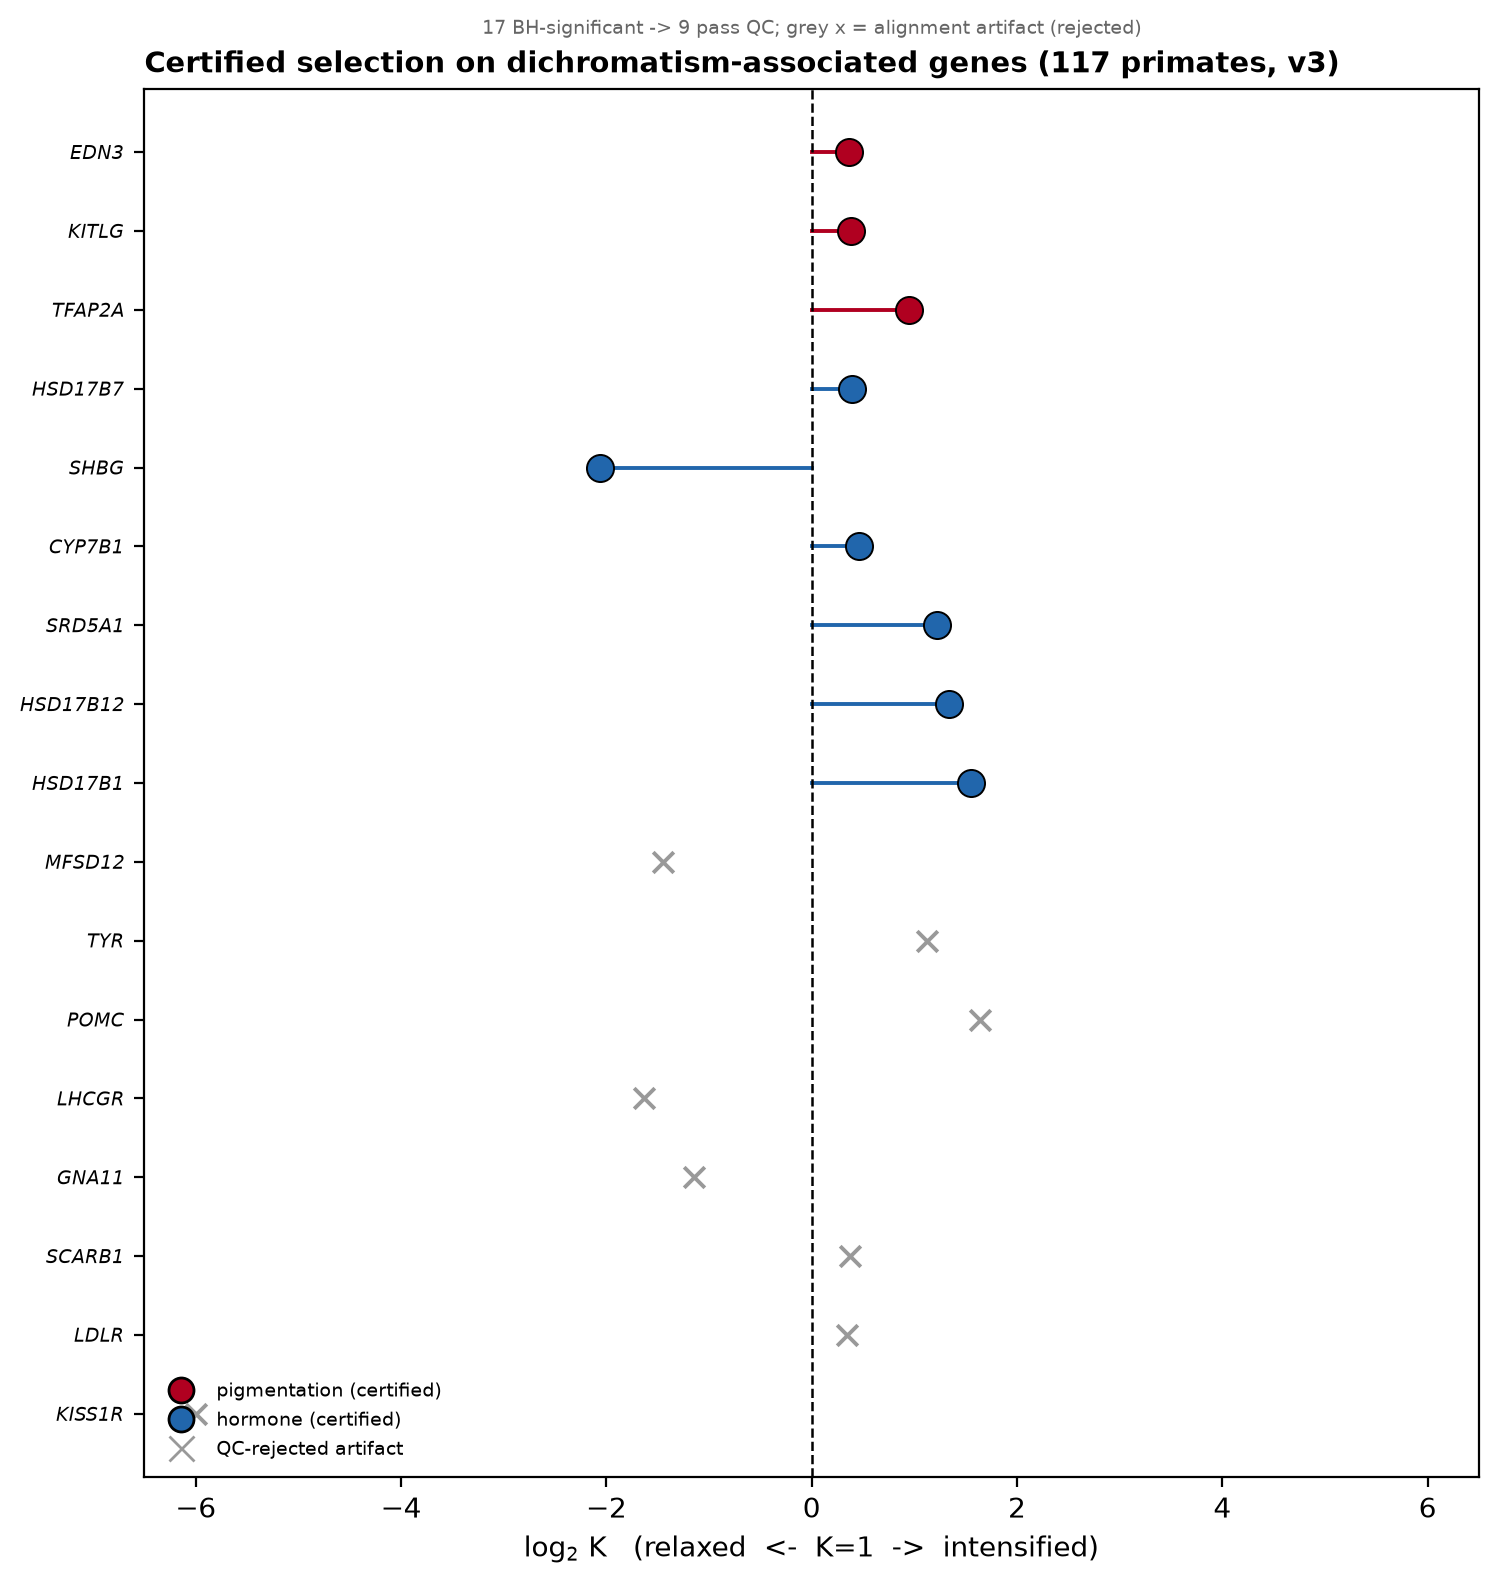
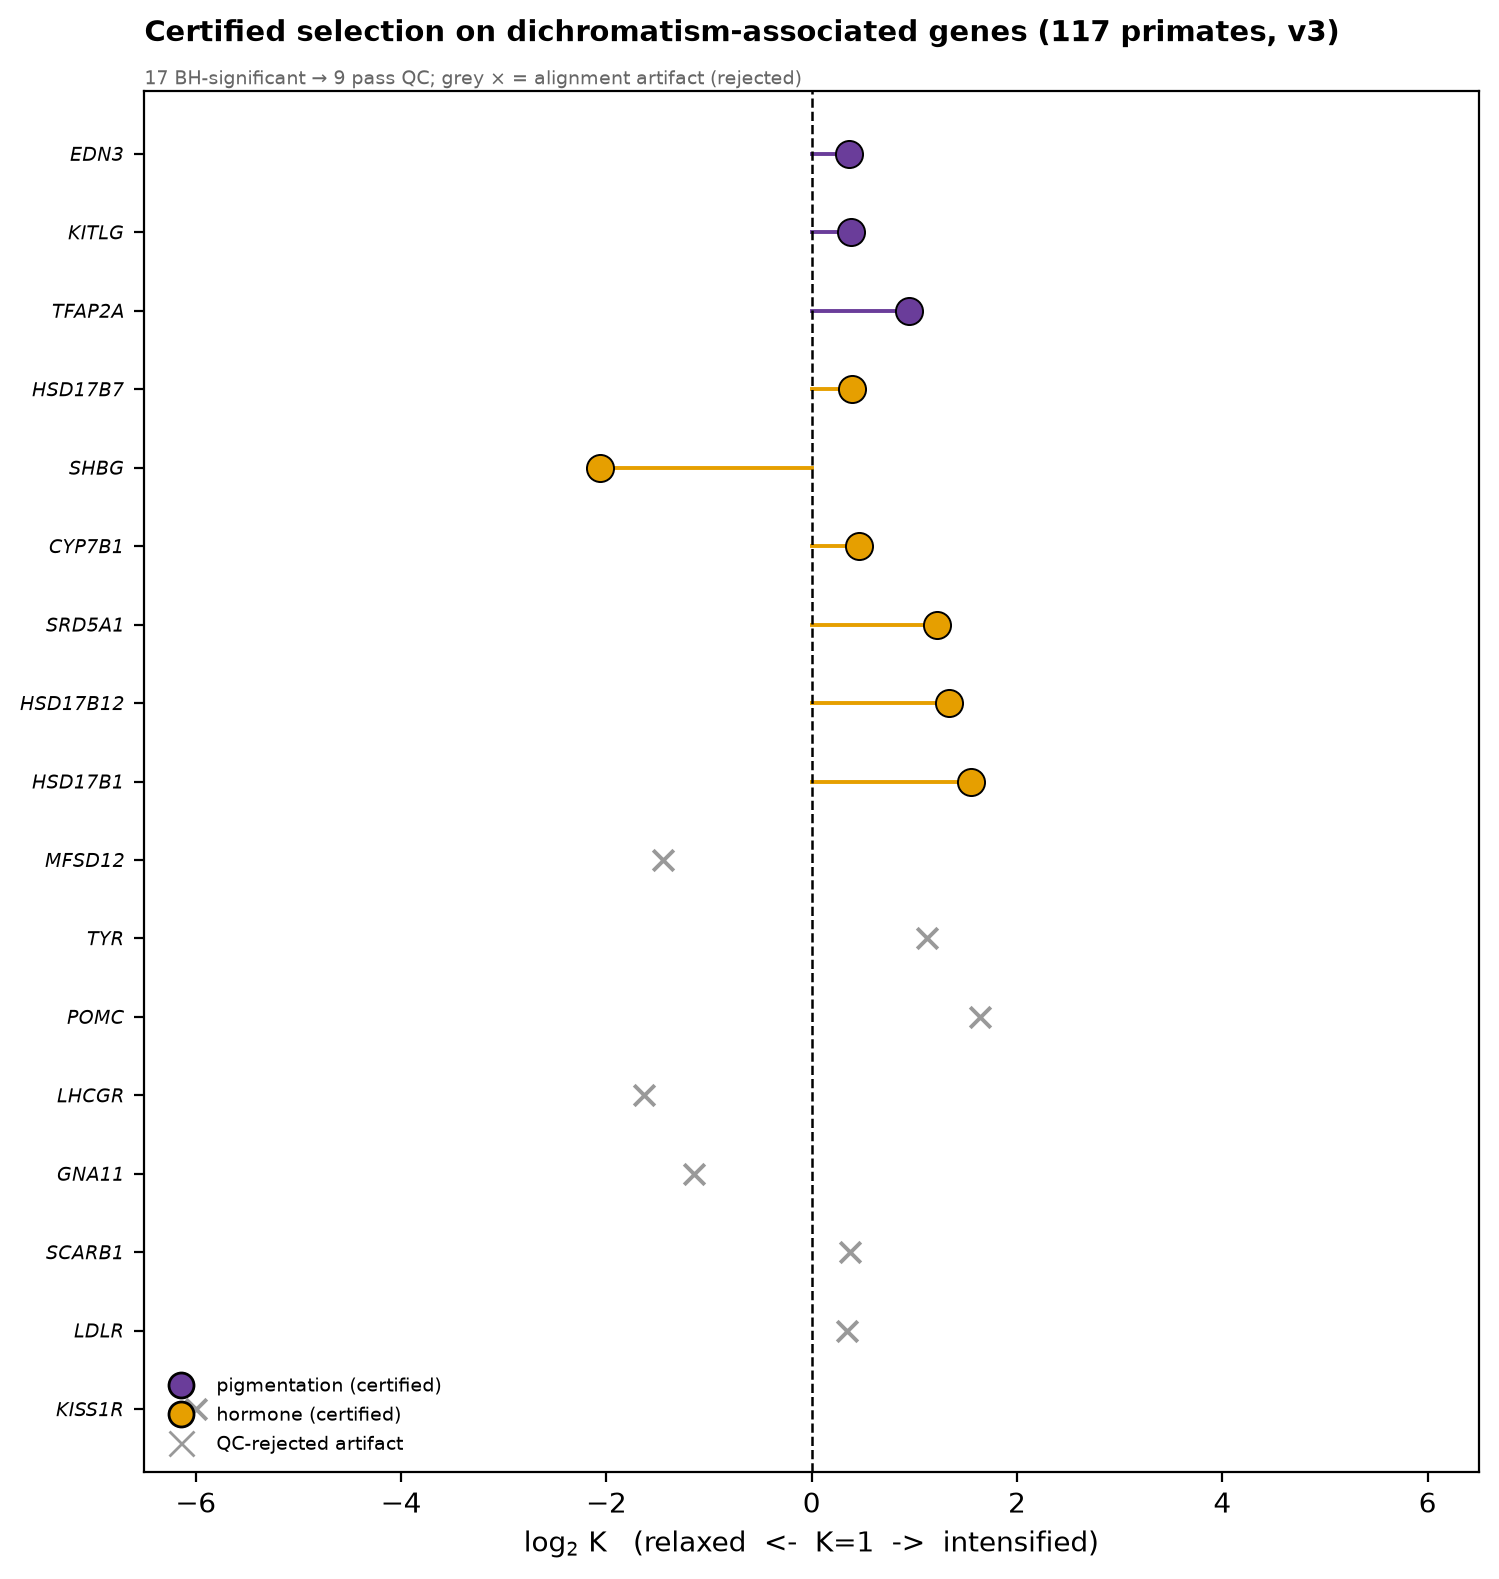
The change to this notebook cell's code, shown as a diff; its figure went from the first image to the second:
--- before
+++ after
@@ -1,4 +1,4 @@
 fig, ax = plt.subplots(figsize=(7.6, 8))
-PIG, HOR = "#B00020", "#2166AC"
+PIG, HOR = "#6A3D9A", "#E69F00"   # purple / orange — NOT red/blue (which mean K-direction elsewhere)
 d = sig.copy().reset_index(drop=True)
 d["log2K"] = np.log2(d.K.clip(lower=1e-6))
@@ -17,8 +17,8 @@
 ax.set_xlim(-6.5, 6.5)
 ax.set_title("Certified selection on dichromatism-associated genes (117 primates, v3)",
-             loc="left", fontweight="bold", fontsize=10.5)
+             loc="left", fontweight="bold", fontsize=10.5, pad=18)
 n_cert = d.certified.sum()
-ax.text(0, len(d)+0.5, f"{len(d)} BH-significant -> {n_cert} pass QC; grey x = alignment artifact (rejected)",
-        fontsize=7, color="0.4", ha="center")
+ax.text(0.0, 1.005, f"{len(d)} BH-significant \u2192 {n_cert} pass QC; grey \u00d7 = alignment artifact (rejected)",
+        transform=ax.transAxes, fontsize=7, color="0.4", ha="left")
 from matplotlib.lines import Line2D
 ax.legend(handles=[

Commit: analysis: figure + comprehensibility overhaul — 2-level tree encoding + clade bars, redundant hit encoding, plain-language K anchors, captions, glossary